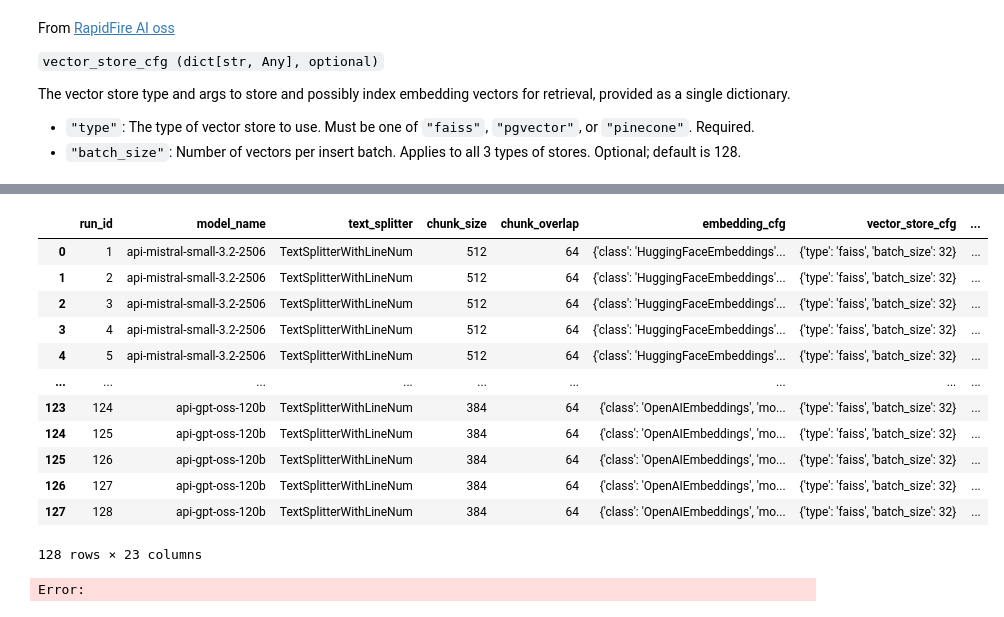
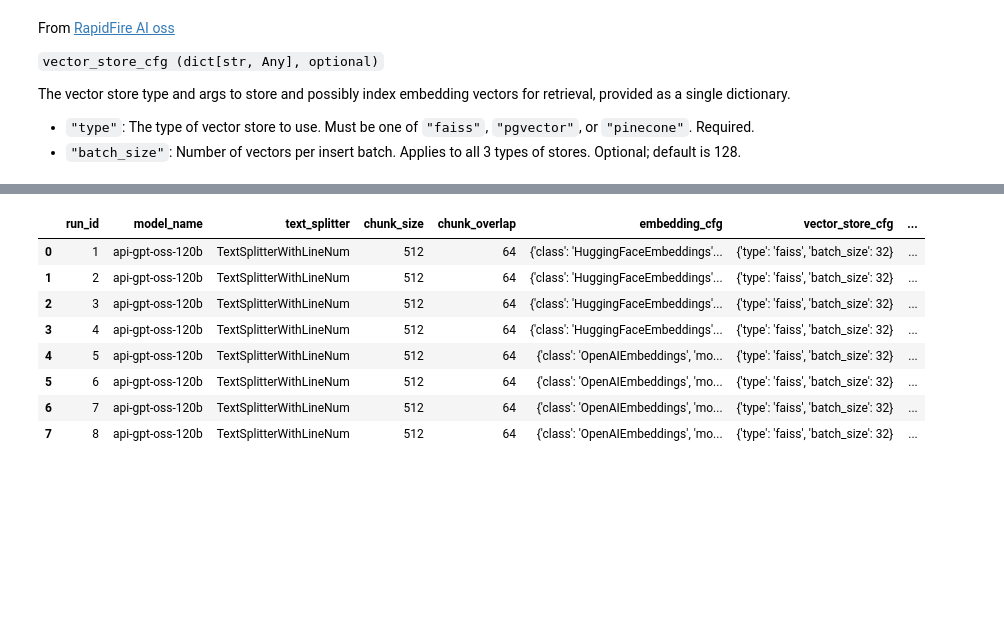
Before and after one commit to eemilycchen/rapidfireAI-rag-context-engineering, a Jupyter notebook: experiments/experiment.ipynb, the cells around one changed output, grey strips where cells are left out. Saved outputs shown, nothing was run; the diff lists cells and outputs as text; code cells hidden in the pictures; blank space fills up the shorter version.

Commit message:
**updated main.py after early submission** and ran a few more experiments **have to improve precision next**

```diff
--- a/experiments/experiment.ipynb
+++ b/experiments/experiment.ipynb
@@ -149,12 +154,12 @@ The kwargs that follow must contain all parameters needed to initialize the embe
 batch_size = 32
 
 embedding_cfg = List([
-    {
-        'class': HuggingFaceEmbeddings,
-        'model_name': 'sentence-transformers/all-MiniLM-L6-v2',
-        'model_kwargs': {'device': 'cpu'},
-        'encode_kwargs': {'normalize_embeddings': True, 'batch_size': batch_size}
-    },
+    # {
+    #     'class': HuggingFaceEmbeddings,
+    #     'model_name': 'BAAI/llm-embedder',
+    #     'model_kwargs': {'device': 'cpu'},
+    #     'encode_kwargs': {'normalize_embeddings': True, 'batch_size': batch_size}
+    # },
     {
         'class': OpenAIEmbeddings,
         'model': 'api-tgpt-embeddings',
@@ -179,10 +184,11 @@ vector_store_cfg={
 }
 # %%
 search_cfg=List([
-    {'type': 'similarity', 'k': 10},
-    {'type': 'mmr', 'k': 10},
-    {'type': 'mmr', 'k': 15},
-    {'type': 'mmr', 'k': 18},
+    # {'type': 'similarity', 'k': 10},
+    # {'type': 'mmr', 'k': 10},
+    # {'type': 'mmr', 'k': 15},
+    # {'type': 'mmr', 'k': 18},
+    {'type': 'mmr', 'k': 20},
 ])
 # %%
 reranker_cfg=List([
@@ -379,7 +397,8 @@ def sample_postprocess_fn(batch: Dict[str, listtype]) -> Dict[str, listtype]:
 openai_config1 = RFOpenAIAPIModelConfig(
     client_config={'api_key': TRITON_API_KEY, 'base_url': BASE_URL, 'max_retries': 2},
     model_config={
-        'model': 'api-mistral-small-3.2-2506',
+        # 'model': 'api-mistral-small-3.2-2506',
+        'model': 'api-llama-4-scout',
         'max_completion_tokens': 2048,
         # two different reasoning levels
         'reasoning_effort': 'high'
@@ -411,7 +430,8 @@ openai_config2 = RFOpenAIAPIModelConfig(
 # %%
 config_set = List([{
     'openai_config': List([
-        openai_config1, openai_config2
+        openai_config1,
+        openai_config2
     ]),
     'batch_size': batch_size,
     'preprocess_fn': sample_preprocess_fn,
@@ -458,26 +484,21 @@ Experiment rag-generation-only_57 ended
 # %%
 results_df = pd.DataFrame([
     {k: v['value'] if isinstance(v, dict) and 'value' in v else v for k, v in {**metrics_dict, 'run_id': run_id}.items()}
     for run_id, (_, metrics_dict) in results.items()
 ])
 
 pd.set_option('display.max_colwidth', None)
 
-results_df.to_csv('./experiments_3.csv', index=False)
+results_df.to_csv('./experiments_5.csv', index=False)
 
 results_df
 # %% [output]
 |  | run_id | model_name | text_splitter | chunk_size | chunk_overlap | embedding_cfg | vector_store_cfg | ... |
-| 0 | 1 | api-mistral-small-3.2-2506 | TextSplitterWithLineNum | 512 | 64 | {'class': 'HuggingFaceEmbeddings'... | {'type': 'faiss', 'batch_size': 32} | ... |
-| 1 | 2 | api-mistral-small-3.2-2506 | TextSplitterWithLineNum | 512 | 64 | {'class': 'HuggingFaceEmbeddings'... | {'type': 'faiss', 'batch_size': 32} | ... |
-| 2 | 3 | api-mistral-small-3.2-2506 | TextSplitterWithLineNum | 512 | 64 | {'class': 'HuggingFaceEmbeddings'... | {'type': 'faiss', 'batch_size': 32} | ... |
-| 3 | 4 | api-mistral-small-3.2-2506 | TextSplitterWithLineNum | 512 | 64 | {'class': 'HuggingFaceEmbeddings'... | {'type': 'faiss', 'batch_size': 32} | ... |
-| 4 | 5 | api-mistral-small-3.2-2506 | TextSplitterWithLineNum | 512 | 64 | {'class': 'HuggingFaceEmbeddings'... | {'type': 'faiss', 'batch_size': 32} | ... |
-| ... | ... | ... | ... | ... | ... | ... | ... | ... |
-| 123 | 124 | api-gpt-oss-120b | TextSplitterWithLineNum | 384 | 64 | {'class': 'OpenAIEmbeddings', 'mo... | {'type': 'faiss', 'batch_size': 32} | ... |
-| 124 | 125 | api-gpt-oss-120b | TextSplitterWithLineNum | 384 | 64 | {'class': 'OpenAIEmbeddings', 'mo... | {'type': 'faiss', 'batch_size': 32} | ... |
-| 125 | 126 | api-gpt-oss-120b | TextSplitterWithLineNum | 384 | 64 | {'class': 'OpenAIEmbeddings', 'mo... | {'type': 'faiss', 'batch_size': 32} | ... |
-| 126 | 127 | api-gpt-oss-120b | TextSplitterWithLineNum | 384 | 64 | {'class': 'OpenAIEmbeddings', 'mo... | {'type': 'faiss', 'batch_size': 32} | ... |
-| 127 | 128 | api-gpt-oss-120b | TextSplitterWithLineNum | 384 | 64 | {'class': 'OpenAIEmbeddings', 'mo... | {'type': 'faiss', 'batch_size': 32} | ... |
+| 0 | 1 | api-gpt-oss-120b | TextSplitterWithLineNum | 512 | 64 | {'class': 'HuggingFaceEmbeddings'... | {'type': 'faiss', 'batch_size': 32} | ... |
+| 1 | 2 | api-gpt-oss-120b | TextSplitterWithLineNum | 512 | 64 | {'class': 'HuggingFaceEmbeddings'... | {'type': 'faiss', 'batch_size': 32} | ... |
+| 2 | 3 | api-gpt-oss-120b | TextSplitterWithLineNum | 512 | 64 | {'class': 'HuggingFaceEmbeddings'... | {'type': 'faiss', 'batch_size': 32} | ... |
+| 3 | 4 | api-gpt-oss-120b | TextSplitterWithLineNum | 512 | 64 | {'class': 'HuggingFaceEmbeddings'... | {'type': 'faiss', 'batch_size': 32} | ... |
+| 4 | 5 | api-gpt-oss-120b | TextSplitterWithLineNum | 512 | 64 | {'class': 'OpenAIEmbeddings', 'mo... | {'type': 'faiss', 'batch_size': 32} | ... |
+| 5 | 6 | api-gpt-oss-120b | TextSplitterWithLineNum | 512 | 64 | {'class': 'OpenAIEmbeddings', 'mo... | {'type': 'faiss', 'batch_size': 32} | ... |
+| 6 | 7 | api-gpt-oss-120b | TextSplitterWithLineNum | 512 | 64 | {'class': 'OpenAIEmbeddings', 'mo... | {'type': 'faiss', 'batch_size': 32} | ... |
+| 7 | 8 | api-gpt-oss-120b | TextSplitterWithLineNum | 512 | 64 | {'class': 'OpenAIEmbeddings', 'mo... | {'type': 'faiss', 'batch_size': 32} | ... |
-128 rows × 23 columns
-Error:
```
Also changed, not shown: parts of 5 cells of this notebook, 7 other files.
